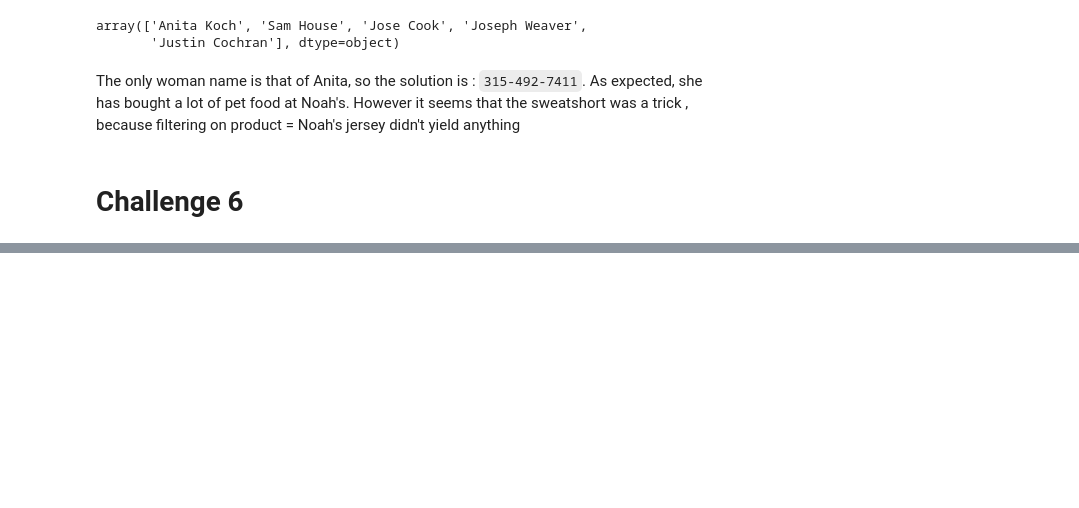
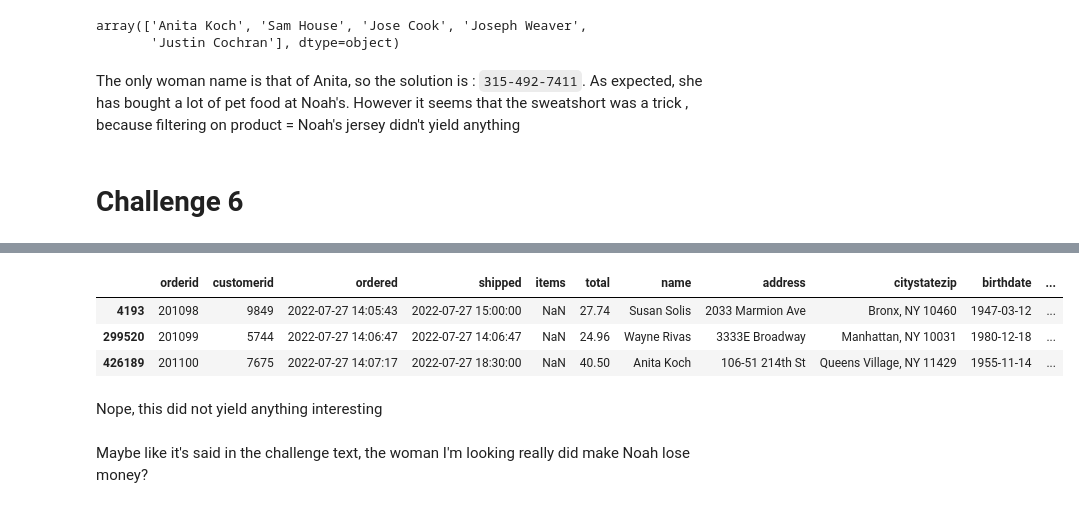
Before and after one commit to Clement-Lelievre/hannukah_of_code, a Jupyter notebook: hanukkah_of_data.ipynb, the cells around one changed output, grey strips where cells are left out. Saved outputs shown, nothing was run; the diff lists cells and outputs as text; code cells hidden in the pictures; blank space fills up the shorter version.

Commit message:
solved challenge 6

```diff
--- a/hanukkah_of_data.ipynb
+++ b/hanukkah_of_data.ipynb
@@ -566,0 +570,10 @@ The only woman name is that of Anita, so the solution is : `315-492-7411`. As ex
+# %%
+customers = pd.read_csv('data/noahs-customers.csv')
+orders = pd.read_csv('data/noahs-orders.csv')
+items = pd.read_csv('data/noahs-orders_items.csv')
+products = pd.read_csv('data/noahs-products.csv')
+# %%
+all_df = orders.merge(customers, on ='customerid')
+all_df = all_df.merge(items, on ='orderid')
+all_df = all_df.merge(products, on ='sku')
+all_df.shape
@@ -566,0 +597,6 @@ The only woman name is that of Anita, so the solution is : `315-492-7411`. As ex
+# %%
+def get_purchases_within_5_min_of(ordered_time: str):
+    ot = pd.Timestamp(ordered_time)
+    before = ot.replace(minute=max(0, ot.minute - 5))
+    after = ot.replace(minute=min(59, ot.minute+5))
+    return all_df[(all_df.ordered >= before) & (all_df.ordered <= after)]
@@ -566,0 +620,11 @@ The only woman name is that of Anita, so the solution is : `315-492-7411`. As ex
+# %%
+get_purchases_within_5_min_of('2022-07-27T14:07:17.000000000')
+# %% [output]
+|  | orderid | customerid | ordered | shipped | items | total | name | address | citystatezip | birthdate | ... |
+| 4193 | 201098 | 9849 | 2022-07-27 14:05:43 | 2022-07-27 15:00:00 | NaN | 27.74 | Susan Solis | 2033 Marmion Ave | Bronx, NY 10460 | 1947-03-12 | ... |
+| 299520 | 201099 | 5744 | 2022-07-27 14:06:47 | 2022-07-27 14:06:47 | NaN | 24.96 | Wayne Rivas | 3333E Broadway | Manhattan, NY 10031 | 1980-12-18 | ... |
+| 426189 | 201100 | 7675 | 2022-07-27 14:07:17 | 2022-07-27 18:30:00 | NaN | 40.50 | Anita Koch | 106-51 214th St | Queens Village, NY 11429 | 1955-11-14 | ... |
+# %% [markdown]
+Nope, this did not yield anything interesting
+# %% [markdown]
+Maybe like it's said in the challenge text, the woman I'm looking really did make Noah lose money?
```
Also changed, not shown: parts of 11 cells of this notebook.
